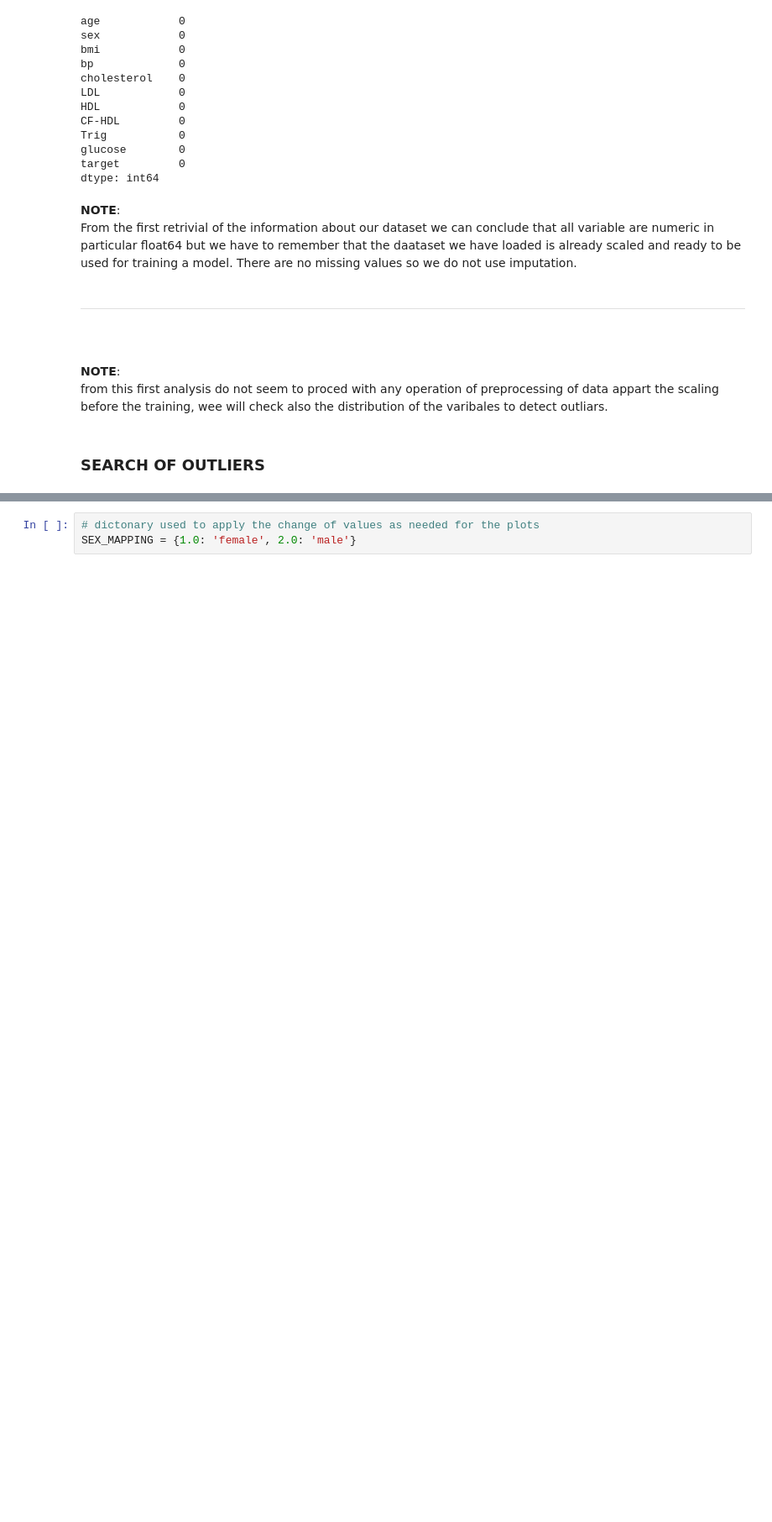
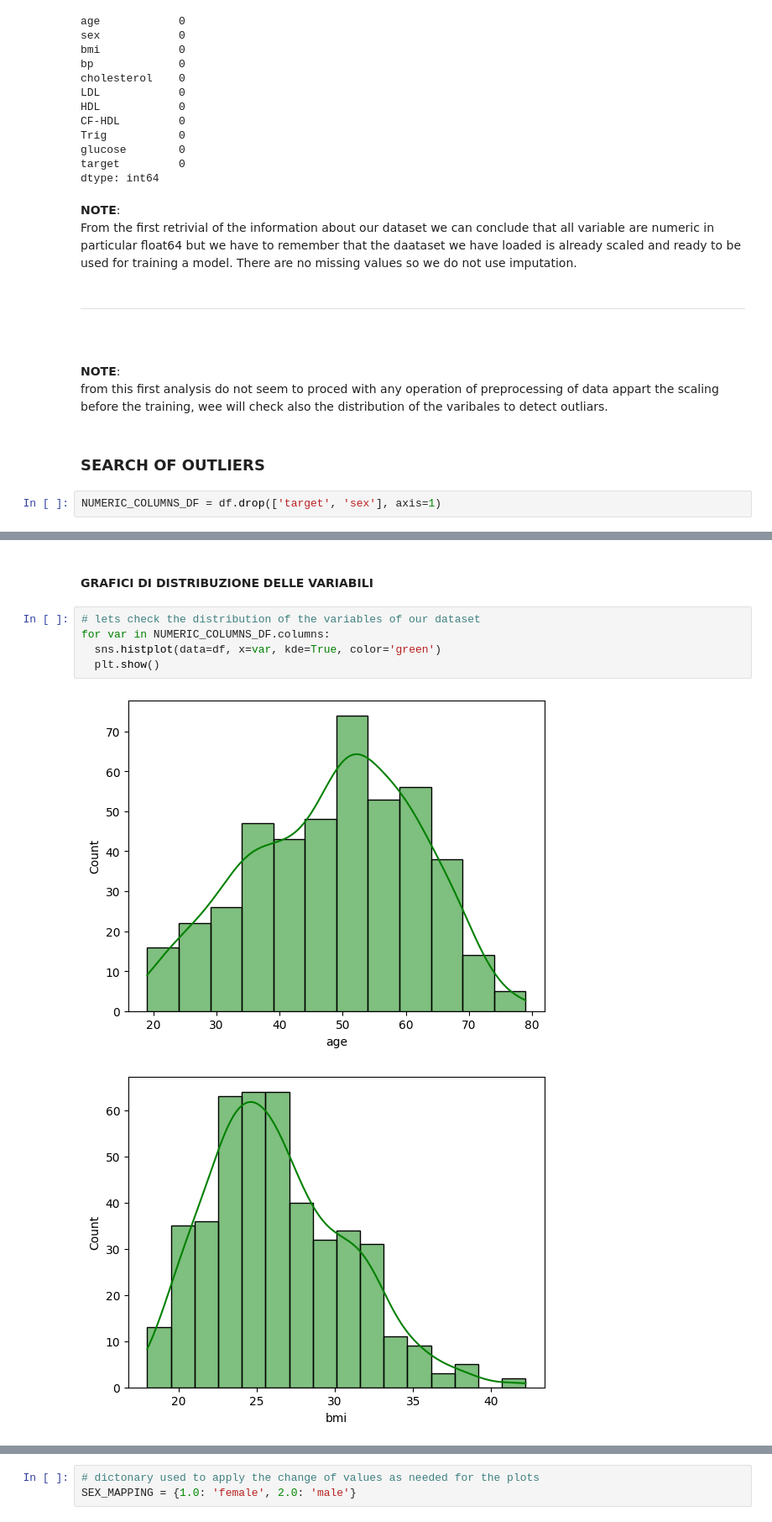
Before and after one commit to kozen88/Diabetes_Onward_Monitor, a Jupyter notebook: diabetes_regression.ipynb, the cells around one changed output, grey strips where cells are left out. Shown at 84% size. Cells and saved outputs as stored; diff of their text form; blank space fills up the shorter version.

```diff
--- a/diabetes_regression.ipynb
+++ b/diabetes_regression.ipynb
@@ -281,6 +285,8 @@ From the first retrivial of the information about our dataset we can conclude th
 from this first analysis do not seem to proced with any operation of preprocessing of data appart the scaling before the training, wee will check also the distribution of the varibales to detect outliars.
 # %% [markdown]
 ### SEARCH OF OUTLIERS
+# %%
+NUMERIC_COLUMNS_DF = df.drop(['target', 'sex'], axis=1)
 # %%
 # Lets create a figure which contains a numer of subplot equal to the number of the numerical varibles
 # in particular we are taking out of the plots the target and the sex
@@ -302,0 +309,10 @@ From the boxplot we can see that appart for age and bp all the other variables p
+# %% [markdown]
+#### GRAFICI DI DISTRIBUZIONE DELLE VARIABILI
+# %%
+# lets check the distribution of the variables of our dataset
+for var in NUMERIC_COLUMNS_DF.columns:
+  sns.histplot(data=df, x=var, kde=True, color='green')
+  plt.show()
+# %% [output]
+[figure, added]
+[figure, added]
```
Also changed, not shown: parts of 37 cells of this notebook.
